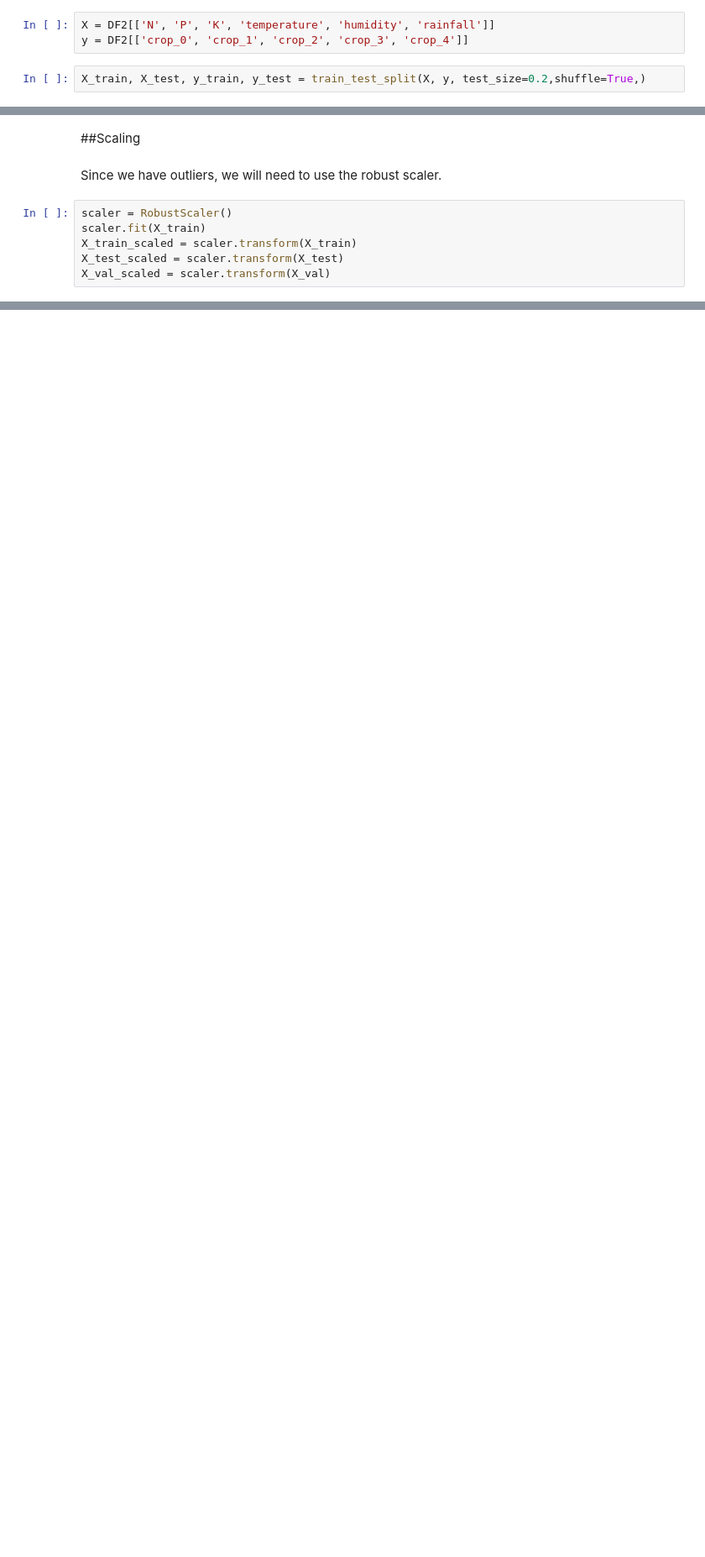
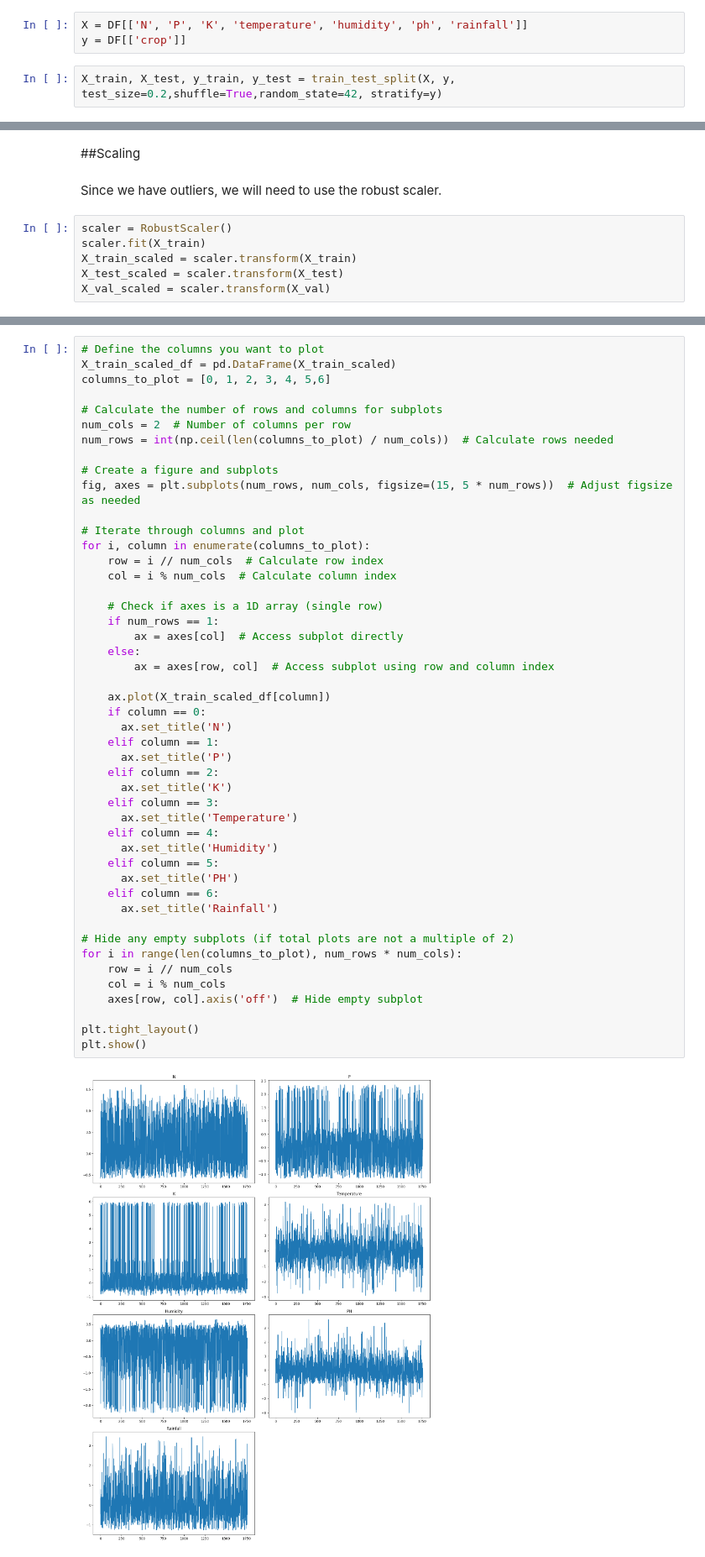
Before and after one commit to HaninEssam215/Crop-Recommendation-System, a Jupyter notebook: Crop_Recommendation_System.ipynb, the cells around one changed output, grey strips where cells are left out. Shown at 84% size. Cells and saved outputs as stored; diff of their text form; blank space fills up the shorter version.

```diff
--- a/Crop_Recommendation_System.ipynb
+++ b/Crop_Recommendation_System.ipynb
@@ -182,10 +143,10 @@ plt.show()
 # %% [markdown]
 #Splitting Data
 # %%
-X = DF2[['N', 'P', 'K', 'temperature', 'humidity', 'rainfall']]
-y = DF2[['crop_0', 'crop_1', 'crop_2', 'crop_3', 'crop_4']]
+X = DF[['N', 'P', 'K', 'temperature', 'humidity', 'ph', 'rainfall']]
+y = DF[['crop']]
 # %%
-X_train, X_test, y_train, y_test = train_test_split(X, y, test_size=0.2,shuffle=True,)
+X_train, X_test, y_train, y_test = train_test_split(X, y, test_size=0.2,shuffle=True,random_state=42, stratify=y)
 # %%
 X_temp = X_test
 y_temp = y_test
@@ -202,0 +227,49 @@ X_val_scaled = scaler.transform(X_val)
+# %%
+# Define the columns you want to plot
+X_train_scaled_df = pd.DataFrame(X_train_scaled)
+columns_to_plot = [0, 1, 2, 3, 4, 5,6]
+
+# Calculate the number of rows and columns for subplots
+num_cols = 2  # Number of columns per row
+num_rows = int(np.ceil(len(columns_to_plot) / num_cols))  # Calculate rows needed
+
+# Create a figure and subplots
+fig, axes = plt.subplots(num_rows, num_cols, figsize=(15, 5 * num_rows))  # Adjust figsize as needed
+
+# Iterate through columns and plot
+for i, column in enumerate(columns_to_plot):
+    row = i // num_cols  # Calculate row index
+    col = i % num_cols  # Calculate column index
+
+    # Check if axes is a 1D array (single row)
+    if num_rows == 1:
+        ax = axes[col]  # Access subplot directly
+    else:
+        ax = axes[row, col]  # Access subplot using row and column index
+
+    ax.plot(X_train_scaled_df[column])
+    if column == 0:
+      ax.set_title('N')
+    elif column == 1:
+      ax.set_title('P')
+    elif column == 2:
+      ax.set_title('K')
+    elif column == 3:
+      ax.set_title('Temperature')
+    elif column == 4:
+      ax.set_title('Humidity')
+    elif column == 5:
+      ax.set_title('PH')
+    elif column == 6:
+      ax.set_title('Rainfall')
+
+# Hide any empty subplots (if total plots are not a multiple of 2)
+for i in range(len(columns_to_plot), num_rows * num_cols):
+    row = i // num_cols
+    col = i % num_cols
+    axes[row, col].axis('off')  # Hide empty subplot
+
+plt.tight_layout()
+plt.show()
+# %% [output]
+[figure, added]
```
Also changed, not shown: parts of 13 cells of this notebook.
